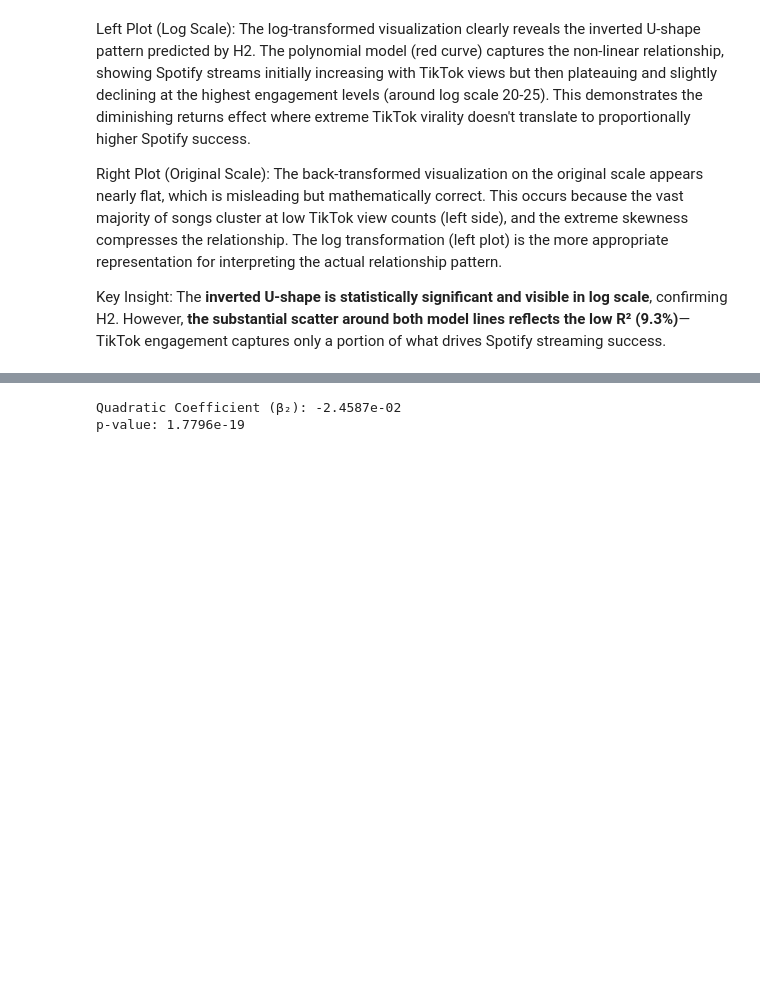
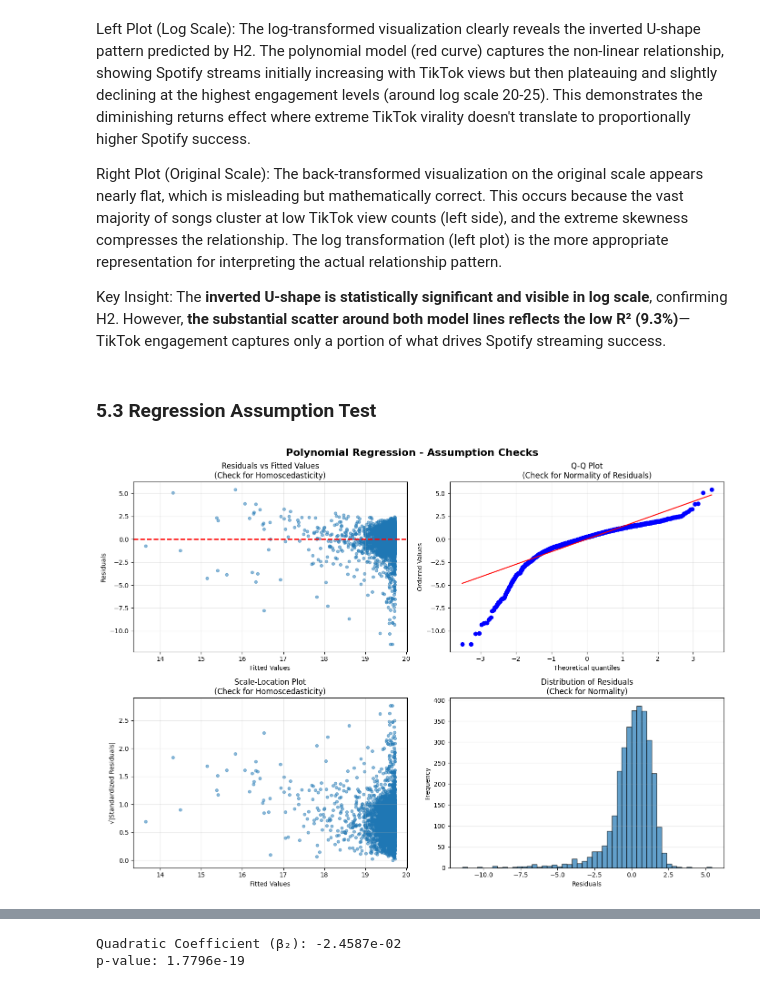
Before and after one commit to letti70033/spotify-tiktok-analysis, a Jupyter notebook: Notebook.ipynb, the cells around one changed output, grey strips where cells are left out. Cells and saved outputs as stored; diff of their text form; code cells hidden in the pictures; blank space fills up the shorter version.

```diff
--- a/Notebook.ipynb
+++ b/Notebook.ipynb
@@ -1412,3 +1408,46 @@ The back-transformed visualization on the original scale appears nearly flat, wh
 
 Key Insight:
 The **inverted U-shape is statistically significant and visible in log scale**, confirming H2. However, **the substantial scatter around both model lines reflects the low R² (9.3%)**—TikTok engagement captures only a portion of what drives Spotify streaming success.
+# %% [markdown]
+### 5.3 Regression Assumption Test
+# %%
+# Get residuals
+residuals = poly_results.resid
+fitted = poly_results.fittedvalues
+
+# Create diagnostic plots
+fig, axes = plt.subplots(2, 2, figsize=(14, 10))
+fig.suptitle('Polynomial Regression - Assumption Checks', fontsize=16, fontweight='bold')
+
+# 1. Residuals vs Fitted (Linearity & Homoscedasticity)
+axes[0, 0].scatter(fitted, residuals, alpha=0.5, s=20)
+axes[0, 0].axhline(y=0, color='red', linestyle='--', linewidth=2)
+axes[0, 0].set_xlabel('Fitted Values')
+axes[0, 0].set_ylabel('Residuals')
+axes[0, 0].set_title('Residuals vs Fitted Values\n(Check for Homoscedasticity)')
+axes[0, 0].grid(True, alpha=0.3)
+
+# 2. Q-Q Plot (Normality)
+stats.probplot(residuals, dist="norm", plot=axes[0, 1])
+axes[0, 1].set_title('Q-Q Plot\n(Check for Normality of Residuals)')
+axes[0, 1].grid(True, alpha=0.3)
+
+# 3. Scale-Location (Homoscedasticity)
+standardized_residuals = residuals / np.std(residuals)
+axes[1, 0].scatter(fitted, np.sqrt(np.abs(standardized_residuals)), alpha=0.5, s=20)
+axes[1, 0].set_xlabel('Fitted Values')
+axes[1, 0].set_ylabel('√|Standardized Residuals|')
+axes[1, 0].set_title('Scale-Location Plot\n(Check for Homoscedasticity)')
+axes[1, 0].grid(True, alpha=0.3)
+
+# 4. Histogram of Residuals (Normality)
+axes[1, 1].hist(residuals, bins=50, edgecolor='black', alpha=0.7)
+axes[1, 1].set_xlabel('Residuals')
+axes[1, 1].set_ylabel('Frequency')
+axes[1, 1].set_title('Distribution of Residuals\n(Check for Normality)')
+axes[1, 1].grid(True, alpha=0.3, axis='y')
+
+plt.tight_layout()
+plt.show()
+# %% [output]
+[figure, added]
```
Also changed, not shown: parts of 38 cells of this notebook.
